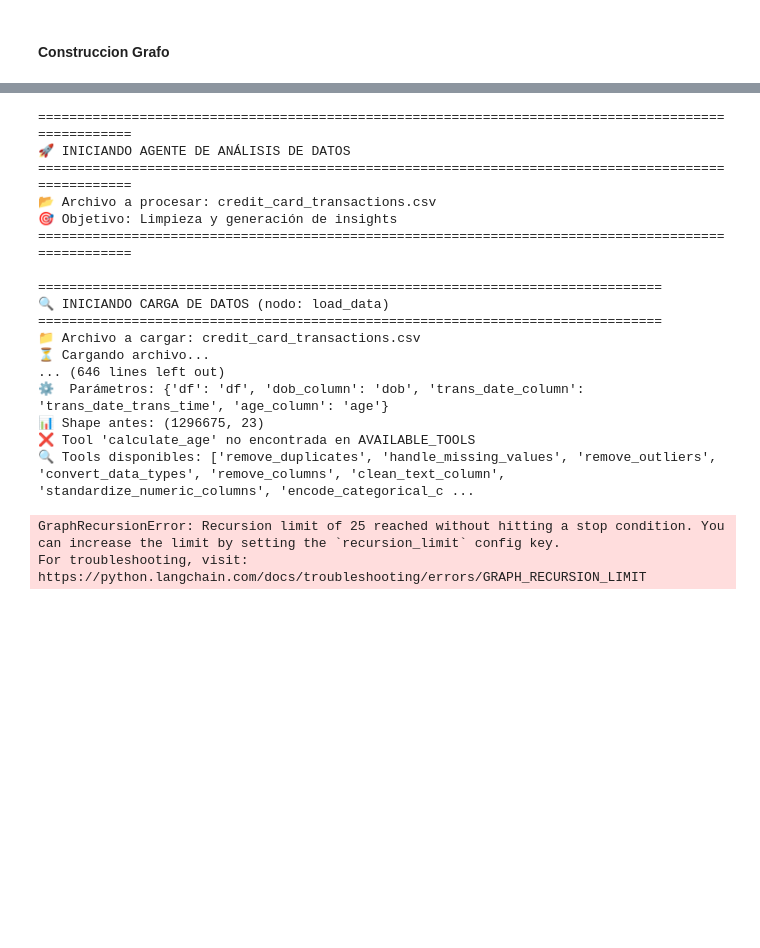
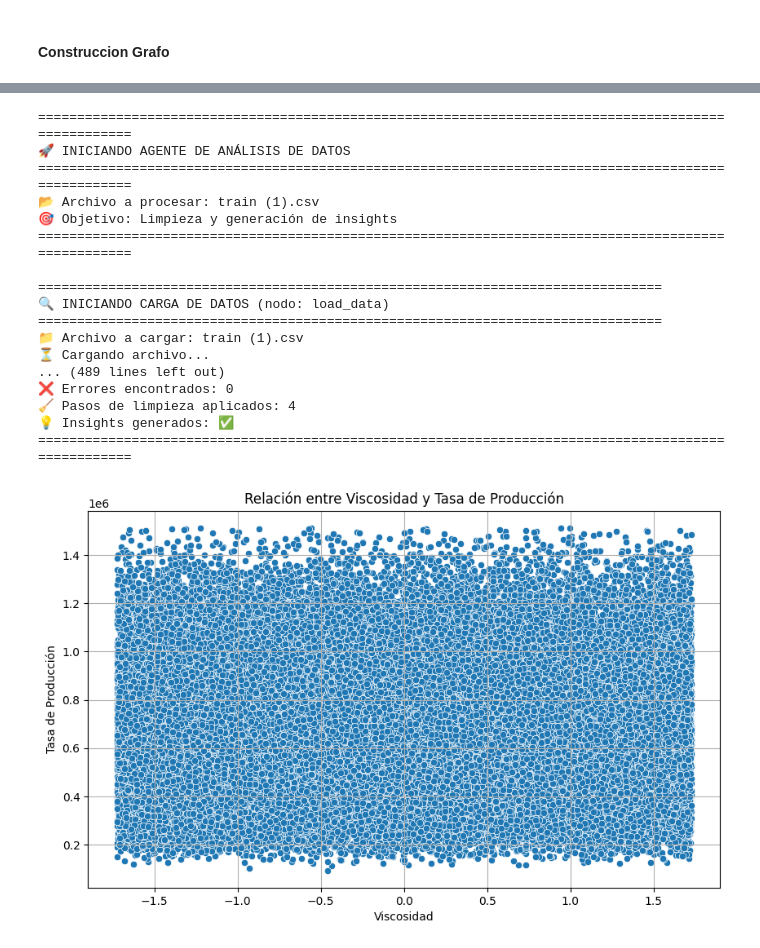
Before and after one commit to Manuel-Dominguez-ds/ChatEDA, a Jupyter notebook: first.ipynb, the cells around one changed output, grey strips where cells are left out. Cells and saved outputs as stored; diff of their text form; code cells hidden in the pictures; blank space fills up the shorter version.

```diff
--- a/first.ipynb
+++ b/first.ipynb
@@ -1037,7 +1356,7 @@ llm = ChatGoogleGenerativeAI(
 )
 
 state = AgentState(
-    archivo_input='credit_card_transactions.csv',
+    archivo_input='train (1).csv',
     df=pd.DataFrame(),
     estructura={},
     resumen={},
@@ -1045,49 +1364,50 @@ state = AgentState(
     limpieza="",
     historial_limpieza=[],  # Inicializar como lista vacía
     visualizaciones=[],
+    graficos_generados=[],
+    graficos=[],
     modelo_sugerido={},
     reporte_final="",
     errores=[],  # Inicializar como lista vacía
-    consideraciones="Dataset de transacciones de tarjetas de crédito para análisis de fraude",
+    consideraciones="La variable objetivo es 'production_rate'",
     messages=[
         SystemMessage(content=SYSTEM_PROMPT),
-        HumanMessage(content="Hola, tengo un dataset de transacciones de tarjetas de crédito y quiero limpiarlo y obtener insights")
+        HumanMessage(content="Es un dataset de pozos petroleros, la idea es poder predecir la producción del petróleo en base a las otras columnas del dataset. Ayudame a limpiar el dataset y generar insights para realizar un modelo.")
     ]
 )
 print("\n" + "="*100)
 print("🚀 INICIANDO AGENTE DE ANÁLISIS DE DATOS")
 print("="*100)
 print(f"📂 Archivo a procesar: {state['archivo_input']}")
 print(f"🎯 Objetivo: Limpieza y generación de insights")
 print("="*100)
 
 # Ejecutar el grafo
 state_invoked = react_graph.invoke(state,config={"recursion_limit":50})
 
 print("\n" + "="*100)
 print("🏁 AGENTE DE ANÁLISIS COMPLETADO")
 print("="*100)
 print(f"❌ Errores encontrados: {len(state_invoked.get('errores', []))}")
 print(f"🧹 Pasos de limpieza aplicados: {len(state_invoked.get('historial_limpieza', []))}")
 print(f"💡 Insights generados: {'✅' if state_invoked.get('insights') else '❌'}")
 print("="*100)
 # %% [output]
 ====================================================================================================
 🚀 INICIANDO AGENTE DE ANÁLISIS DE DATOS
 ====================================================================================================
-📂 Archivo a procesar: credit_card_transactions.csv
+📂 Archivo a procesar: train (1).csv
 🎯 Objetivo: Limpieza y generación de insights
 ====================================================================================================
 
 ================================================================================
 🔍 INICIANDO CARGA DE DATOS (nodo: load_data)
 ================================================================================
-📁 Archivo a cargar: credit_card_transactions.csv
+📁 Archivo a cargar: train (1).csv
 ⏳ Cargando archivo...
-... (646 lines left out)
-⚙️  Parámetros: {'df': 'df', 'dob_column': 'dob', 'trans_date_column': 'trans_date_trans_time', 'age_column': 'age'}
-📊 Shape antes: (1296675, 23)
-❌ Tool 'calculate_age' no encontrada en AVAILABLE_TOOLS
-🔍 Tools disponibles: ['remove_duplicates', 'handle_missing_values', 'remove_outliers', 'convert_data_types', 'remove_columns', 'clean_text_column', 'standardize_numeric_columns', 'encode_categorical_c ...
+... (489 lines left out)
+❌ Errores encontrados: 0
+🧹 Pasos de limpieza aplicados: 4
+💡 Insights generados: ✅
+====================================================================================================
-GraphRecursionError: Recursion limit of 25 reached without hitting a stop condition. You can increase the limit by setting the `recursion_limit` config key.
-For troubleshooting, visit: https://python.langchain.com/docs/troubleshooting/errors/GRAPH_RECURSION_LIMIT
+[figure, added]
```
Also changed, not shown: parts of 13 cells of this notebook, 7 other files.
